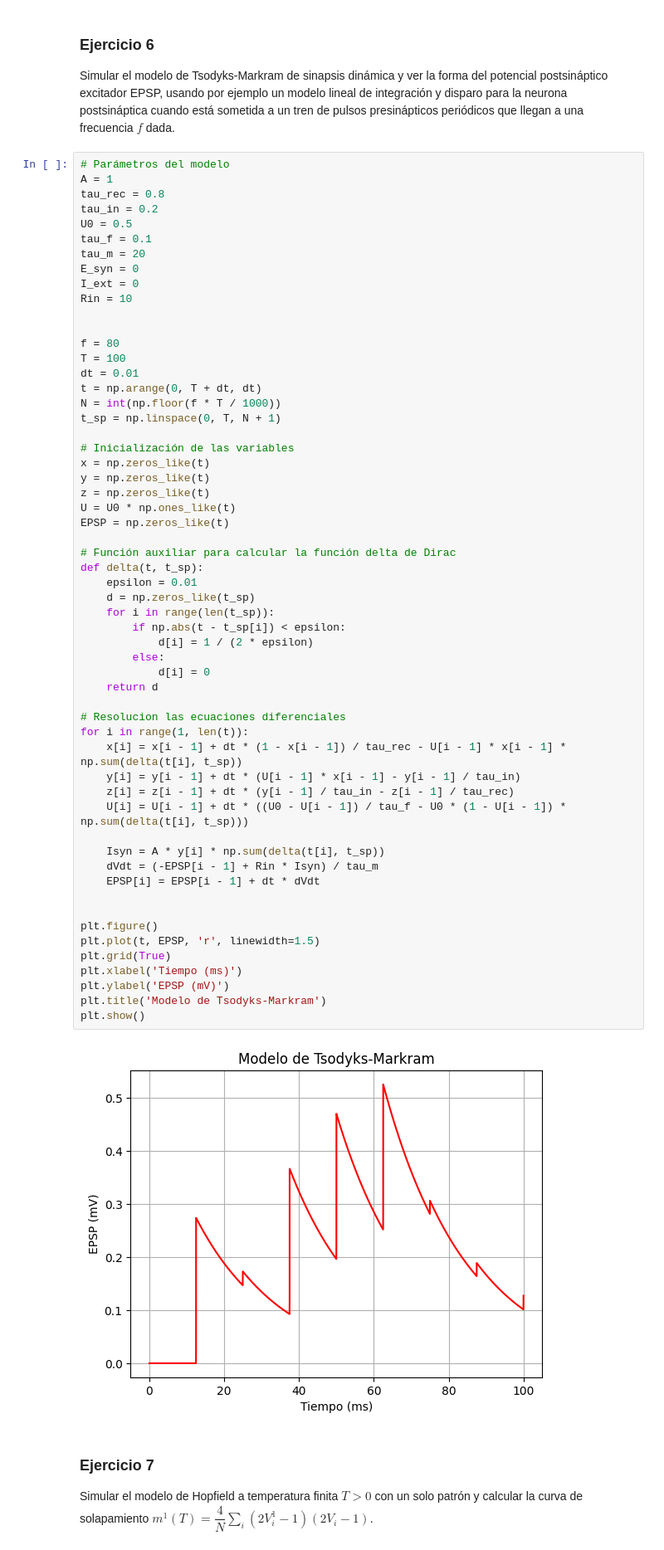
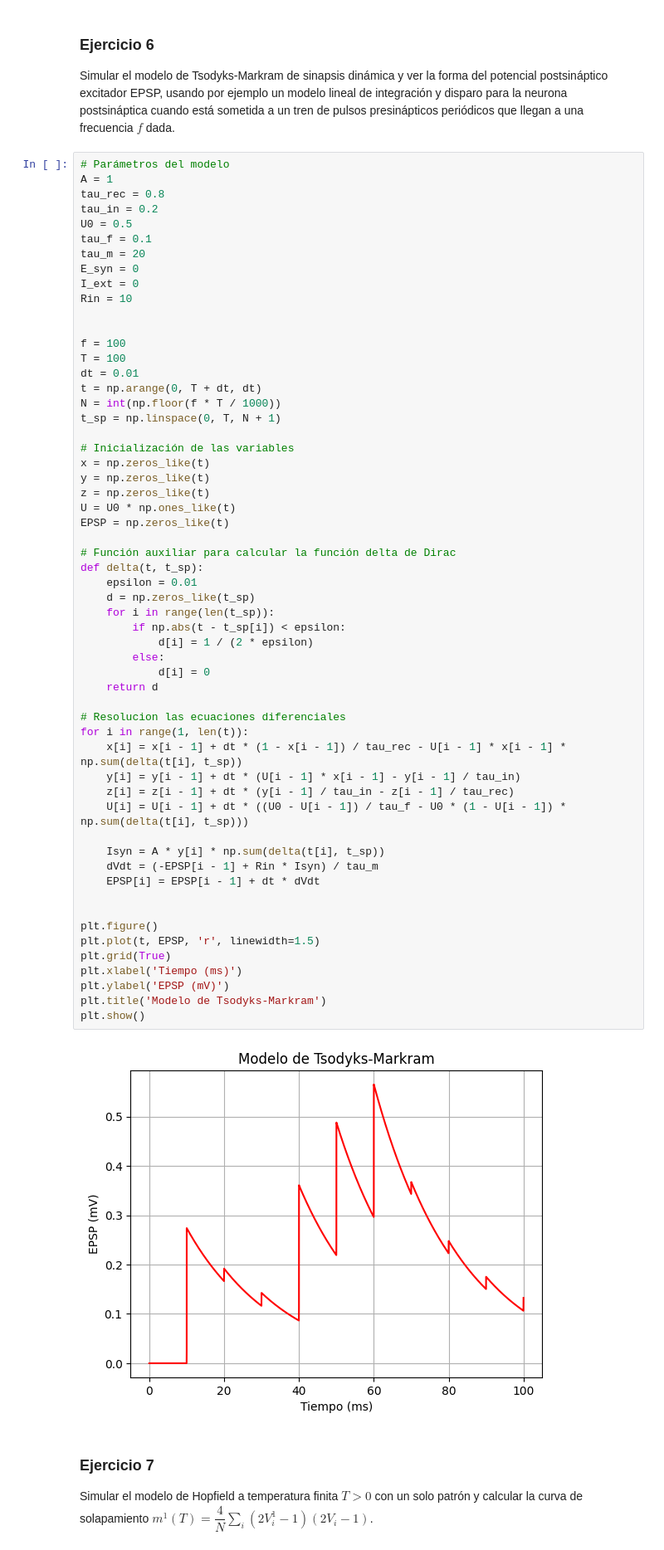
Before and after one commit to ashybabashyba/RedesComplejasUGR, a Jupyter notebook: NotebookPrincipal.ipynb, the cells around one changed output. Shown at 83% size. Saved outputs shown, nothing was run; the diff lists cells and outputs as text.

```diff
--- a/NotebookPrincipal.ipynb
+++ b/NotebookPrincipal.ipynb
@@ -1040,7 +1040,7 @@ I_ext = 0
 Rin = 10
 
 
-f = 80
+f = 100
 T = 100
 dt = 0.01
 t = np.arange(0, T + dt, dt)
@@ -1058,34 +1058,34 @@ EPSP = np.zeros_like(t)
 def delta(t, t_sp):
     epsilon = 0.01
     d = np.zeros_like(t_sp)
     for i in range(len(t_sp)):
         if np.abs(t - t_sp[i]) < epsilon:
             d[i] = 1 / (2 * epsilon)
         else:
             d[i] = 0
     return d
 
 # Resolucion las ecuaciones diferenciales
 for i in range(1, len(t)):
     x[i] = x[i - 1] + dt * (1 - x[i - 1]) / tau_rec - U[i - 1] * x[i - 1] * np.sum(delta(t[i], t_sp))
     y[i] = y[i - 1] + dt * (U[i - 1] * x[i - 1] - y[i - 1] / tau_in)
     z[i] = z[i - 1] + dt * (y[i - 1] / tau_in - z[i - 1] / tau_rec)
     U[i] = U[i - 1] + dt * ((U0 - U[i - 1]) / tau_f - U0 * (1 - U[i - 1]) * np.sum(delta(t[i], t_sp)))
 
     Isyn = A * y[i] * np.sum(delta(t[i], t_sp))
     dVdt = (-EPSP[i - 1] + Rin * Isyn) / tau_m
     EPSP[i] = EPSP[i - 1] + dt * dVdt
 
 
 plt.figure()
 plt.plot(t, EPSP, 'r', linewidth=1.5)
 plt.grid(True)
 plt.xlabel('Tiempo (ms)')
 plt.ylabel('EPSP (mV)')
 plt.title('Modelo de Tsodyks-Markram')
 plt.show()
 # %% [output]
-[figure, old version]
+[figure, new version]
 # %% [markdown]
 ### Ejercicio 7
 Simular el modelo de Hopfield a temperatura finita $T > 0$ con un solo patrón y calcular la curva de solapamiento $m^1(T)= \dfrac{4}{N} \sum_i (2V_i^1 - 1)(2V_i -1)$.
```
Also changed, not shown: parts of 6 cells of this notebook.
